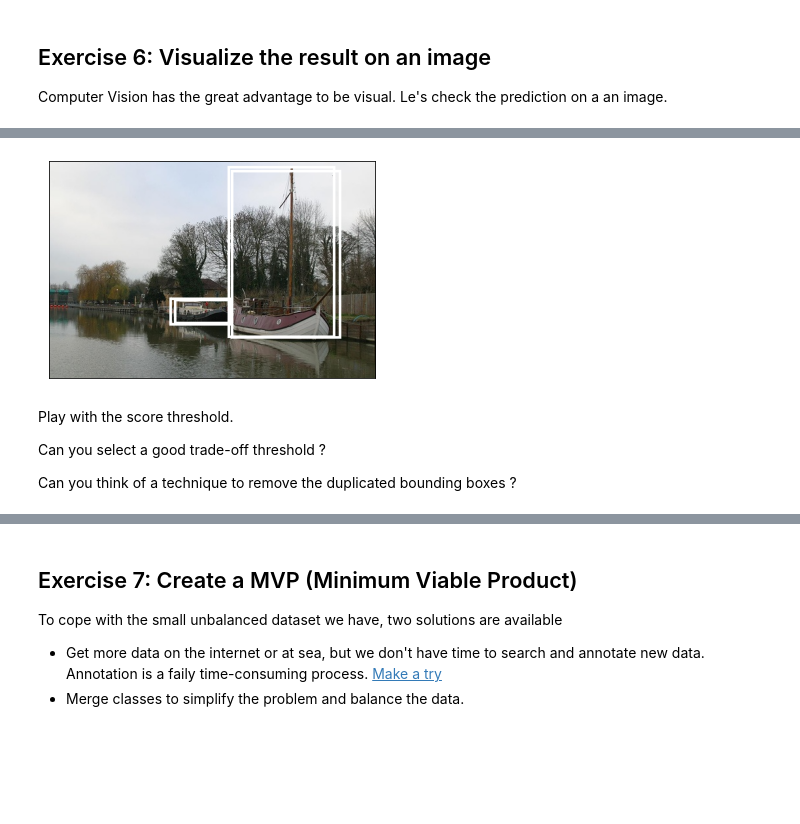
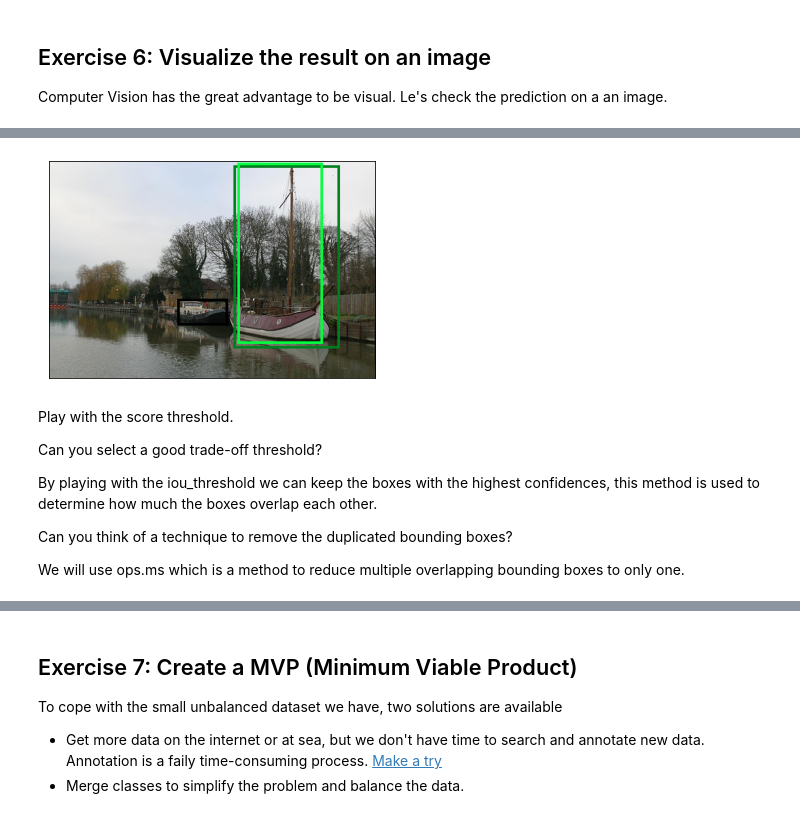
Before and after one commit to YosefGuevara012/DeepLearning_and_computer_vision_for_Marine_Robotics, a Jupyter notebook: TP_Object_Detectionv3.ipynb, the cells around one changed output, grey strips where cells are left out. Drawn from its saved outputs; the diff is of its cells as text; code cells hidden in the pictures; blank space fills up the shorter version.

Commit message:
Object detection finnished

```diff
--- a/TP_Object_Detectionv3.ipynb
+++ b/TP_Object_Detectionv3.ipynb
@@ -623,14 +426,13 @@ import transforms as T
 def get_transform(train):
     transform = []
     # converts the image, a PIL image, into a PyTorch Tensor
-    # transform.append(transforms.ToTensor())
     transform.append(T.ToTensor())
     if train:
 
       ### BEGIN SOLUTION
 
       # during training randomly horizontal flip the training images - proba 0.5
-
+      transform.append(T.RandomHorizontalFlip(0.5))
       ## END SOLUTION
 
     return T.Compose(transform)
@@ -649,8 +451,8 @@ import utils
 ### BEGIN SOLUTION
 
 # get model and dataset with augmentations
-model =
-dataset =
+model = get_detection_model()
+dataset = VocDataset(data_path, transform=get_transform(train=True))
 
 # create dataloader with torch.utils.data.DataLoader
 data_loader = torch.utils.data.DataLoader(
@@ -663,11 +465,13 @@ data_loader = torch.utils.data.DataLoader(
 
 # For training
 # get next batch images + targets by iterating on the data_loader
-images, targets =
+images, targets = next(iter(data_loader))
+
 # Convert images and targets into the desired format by the model
 # Hint : use list comprehension
-images =    # look expected images values https://pytorch.org/vision/main/models/generated/torchvision.models.detection.fasterrcnn_resnet50_fpn.html#torchvision.models.detection.fasterrcnn_resnet50_fpn
-targets =   # look expected targets values https://pytorch.org/vision/main/models/generated/torchvision.models.detection.fasterrcnn_resnet50_fpn.html#torchvision.models.detection.fasterrcnn_resnet50_fpn
-output =    # Returns losses and detections
+#images =   [] # look expected images values https://pytorch.org/vision/main/models/generated/torchvision.models.detection.fasterrcnn_resnet50_fpn.html#torchvision.models.detection.fasterrcnn_resnet50_fpn
+#targets =  [{'boxes':i['boxes'],'labels':i['labels']} for i in targets] # look expected targets values https://pytorch.org/vision/main/models/generated/torchvision.models.detection.fasterrcnn_resnet50_fpn.html#torchvision.models.detection.fasterrcnn_resnet50_fpn
+
+output =   model(images,targets) # Returns losses and detections
 
 ### END SOLUTION
@@ -735,16 +590,16 @@ num_classes = 15
 ### BEGIN SOLUTION
 
 # get the model using our helper function
-model =
+model = get_detection_model().to(device)
 # move model to the right device
 
 
 # construct an optimizer SGD with lr=0.005, momentum=0.9 and weight_decay=0.0005
 params = [p for p in model.parameters() if p.requires_grad]
-optimizer =
+optimizer = torch.optim.SGD(params, lr=.005, momentum=0.9, weight_decay=0.0005)
 
 # and a learning rate scheduler which decreases the learning rate by 10x every 3 epochs
-lr_scheduler =
+lr_scheduler = torch.optim.lr_scheduler.StepLR(optimizer, step_size=3, gamma=0.1)
 
 ### END SOLUTION
 # %% [markdown]
@@ -759,8 +614,11 @@ num_epochs = 3
 
 for epoch in range(num_epochs):
     # train for one epoch, printing every 10 iterations (use train_one_epoch function)
+    train_one_epoch(model, optimizer, data_loader, device, epoch, print_freq=10)
     # update the learning rate
+    lr_scheduler.step()
     # evaluate on the test dataset (use evaluate function)
+    evaluate(model, data_loader_test, device=device)
 
 ### END SOLUTION
 # %% [output]
@@ -886,19 +748,23 @@ print(outputs)
 # %%
 # Select minimum threshold for keeping bbox
-score_threshold = .3
+score_threshold = .5
 # Show boxes
 imgs_with_boxes = [
     draw_bounding_boxes(img_int,
                         boxes=output['boxes'][output['scores'] > score_threshold],
                         width=4)
     for img_int, output in zip(batch_int, outputs)
 ]
 show(imgs_with_boxes)
 # %% [output]
-[figure, old version]
+[figure, new version]
 # %% [markdown]
 Play with the score threshold.
 
-Can you select a good trade-off threshold ?
+Can you select a good trade-off threshold?
 
-Can you think of a technique to remove the duplicated bounding boxes ?
+By playing with the iou_threshold we can keep the boxes with the highest confidences, this method is used to determine how much the boxes overlap each other.
+
+Can you think of a technique to remove the duplicated bounding boxes?
+
+We will use ops.ms which is a method to reduce multiple overlapping bounding boxes to only one.
```
Also changed, not shown: parts of 38 cells of this notebook, 5 other files.
